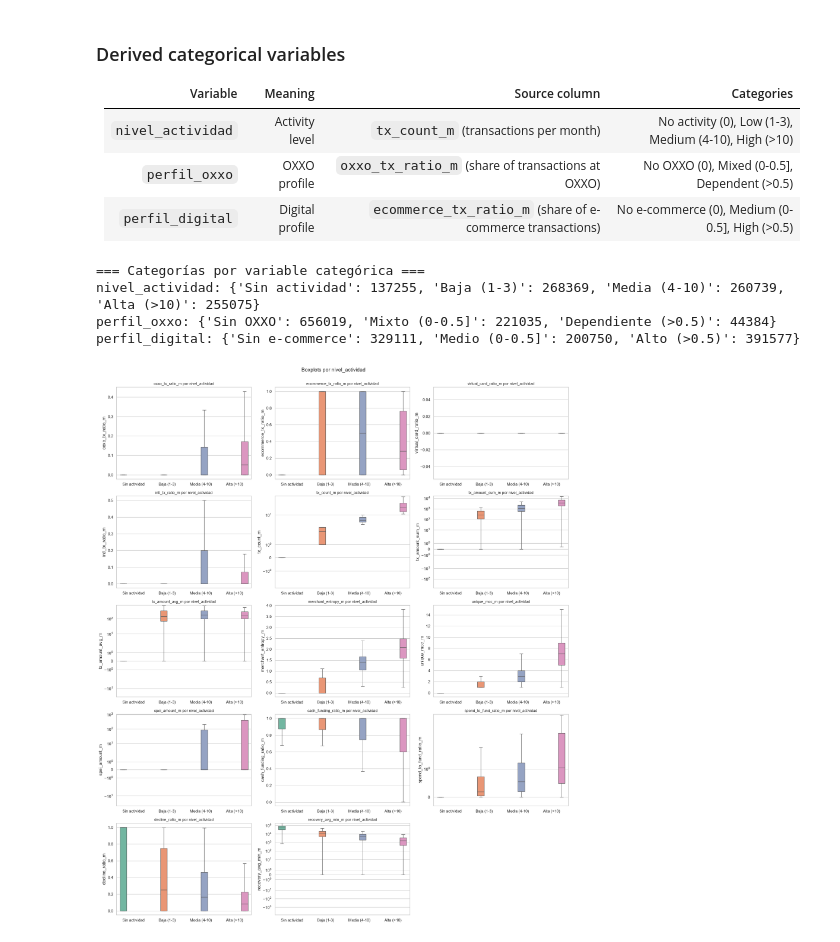
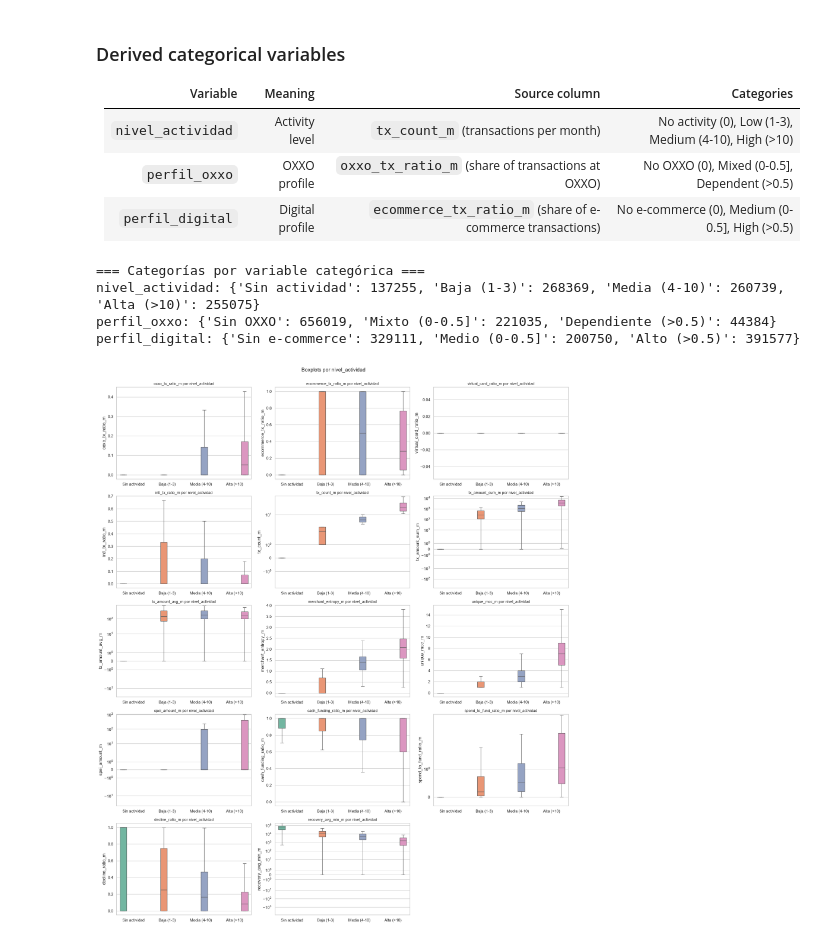
Before and after one commit to Krdz14/EDAgroup5, a Jupyter notebook: boxplot.ipynb, the cells around one changed output. Drawn from its saved outputs; the diff is of its cells as text; code cells hidden in the pictures.

```diff
--- a/boxplot.ipynb
+++ b/boxplot.ipynb
@@ -158,16 +165,20 @@ ticket_change_next_m      715956.0   -1.0     0.000  161551.000
 | `perfil_oxxo` | OXXO profile | `oxxo_tx_ratio_m` (share of transactions at OXXO) | No OXXO (0), Mixed (0-0.5], Dependent (>0.5) |
 | `perfil_digital` | Digital profile | `ecommerce_tx_ratio_m` (share of e-commerce transactions) | No e-commerce (0), Medium (0-0.5], High (>0.5) |
 # %%
+import os
 import numpy as np
 import pandas as pd
 import seaborn as sns
 import matplotlib.pyplot as plt
 
-data = "data/g5_dataSample_v2.csv"
+data = "data/g5_dataSample_v2_processed.csv"
+
 MUESTRA = 200_000
 
 sns.set_theme(style="whitegrid")
+
 df = pd.read_csv(data)
+
 
 imputadas = {
     "oxxo_ratio_avg_prev3m": "oxxo_ratio_avg_prev3m_was_missing",
@@ -179,12 +190,15 @@ for col, flag in imputadas.items():
     if flag in df.columns:
         df.loc[df[flag], col] = np.nan
 
+
 for col in ["cash_funding_ratio_m", "spend_to_fund_ratio_m"]:
     if f"{col}_was_missing" not in df.columns and "is_zero_funding_m" in df.columns:
         df.loc[df["is_zero_funding_m"], col] = np.nan
 
 # Variables categóricas
+
 df["mes"] = pd.to_datetime(df["mes"]).dt.strftime("%Y-%m")
+
 df["nivel_actividad"] = pd.cut(
     df["tx_count_m"], bins=[-1, 0, 3, 10, np.inf],
     labels=["Sin actividad", "Baja (1-3)", "Media (4-10)", "Alta (>10)"],
@@ -199,9 +213,14 @@ df["perfil_digital"] = pd.cut(
 )
 
 categoricas = ["nivel_actividad", "perfil_oxxo", "perfil_digital"]
+
+# Identificar las categorías de cada variable
 print("=== Categorías por variable categórica ===")
 for c in categoricas:
     print(f"{c}: {df[c].value_counts(dropna=False).sort_index().to_dict()}")
+
+
+# Variables cuantitativas
 
 cuantitativas = [
     "oxxo_tx_ratio_m", "ecommerce_tx_ratio_m", "virtual_card_ratio_m", "intl_tx_ratio_m",
@@ -209,38 +228,41 @@ cuantitativas = [
     "unique_mcc_m", "spei_amount_m", "cash_funding_ratio_m", "spend_to_fund_ratio_m",
     "decline_ratio_m", "recovery_avg_min_m",
 ]
-escala_log = {
-    "tx_count_m", "tx_amount_sum_m", "tx_amount_avg_m", "spei_amount_m",
-    "spend_to_fund_ratio_m", "recovery_avg_min_m",
-}
+
+escala_log = {"tx_count_m", "tx_amount_sum_m", "tx_amount_avg_m", "spei_amount_m",
+              "spend_to_fund_ratio_m", "recovery_avg_min_m"}
+
+
 datos = df.sample(MUESTRA, random_state=42) if MUESTRA and len(df) > MUESTRA else df
+
 
 def boxplots_por_categoria(cat, datos, cuantitativas, ncols=3):
     """Un panel por variable cuantitativa, agrupado por las categorías de `cat`."""
     nrows = int(np.ceil(len(cuantitativas) / ncols))
     fig, axes = plt.subplots(nrows, ncols, figsize=(6 * ncols, 4.2 * nrows))
     axes = np.atleast_1d(axes).ravel()
     sub = datos.dropna(subset=[cat])
     orden = sorted(sub[cat].unique()) if sub[cat].dtype != "category" else list(sub[cat].cat.categories)
     for ax, num in zip(axes, cuantitativas):
         sns.boxplot(data=sub, x=cat, y=num, order=orden, ax=ax,
                     showfliers=False, palette="Set2", hue=cat, legend=False)
         if num in escala_log:
             ax.set_yscale("symlog")
         ax.set_title(f"{num} por {cat}", fontsize=10)
         ax.set_xlabel("")
         ax.tick_params(axis="x", rotation=45 if cat == "mes" else 0)
     for ax in axes[len(cuantitativas):]:
         ax.axis("off")
     fig.suptitle(f"Boxplots por {cat}", fontsize=14, y=1.0)
     fig.tight_layout()
     plt.show()
 
+
 for cat in categoricas:
     boxplots_por_categoria(cat, datos, cuantitativas)
 # %% [output]
 === Categorías por variable categórica ===
 nivel_actividad: {'Sin actividad': 137255, 'Baja (1-3)': 268369, 'Media (4-10)': 260739, 'Alta (>10)': 255075}
 perfil_oxxo: {'Sin OXXO': 656019, 'Mixto (0-0.5]': 221035, 'Dependiente (>0.5)': 44384}
 perfil_digital: {'Sin e-commerce': 329111, 'Medio (0-0.5]': 200750, 'Alto (>0.5)': 391577}
-[figure, old version]
+[figure, new version]
```
Also changed, not shown: parts of 3 cells of this notebook.
